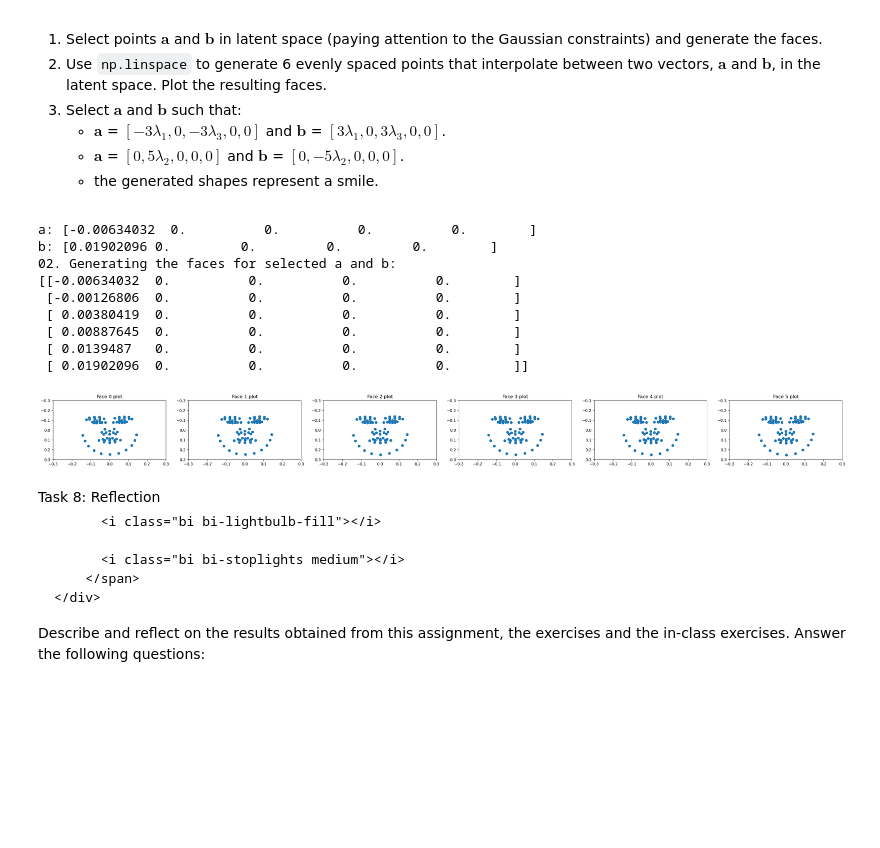
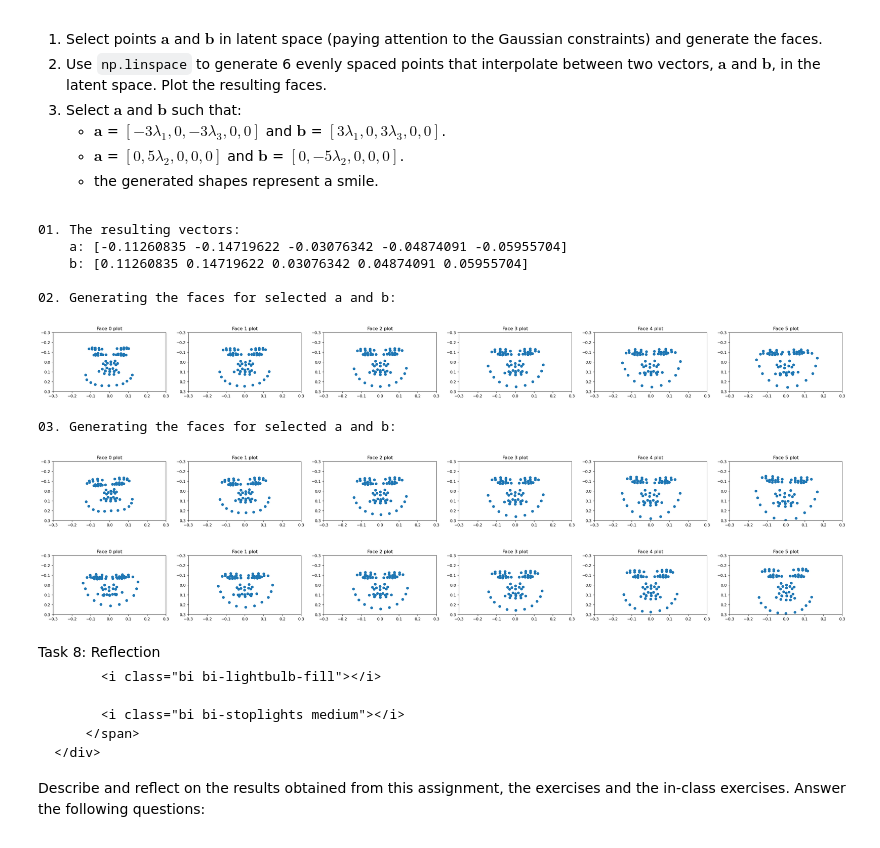
Before and after one commit to BabetteB/iml25-assignments, a Jupyter notebook: PCA/02-shape_generation.ipynb, the cells around one changed output. Drawn from its saved outputs; the diff is of its cells as text; code cells hidden in the pictures; blank space fills up the shorter version.

```diff
--- a/PCA/02-shape_generation.ipynb
+++ b/PCA/02-shape_generation.ipynb
@@ -534,35 +534,56 @@ plt.scatter(d[:, 0], d[:, 1])
 </div></article>
 # %%
 # 1
-lam = val[:5]
-a = np.array([-2, 0, 0, 0, 0]) * lam
-b = np.array([6, 0, 0, 0, 0]) * lam
+lam = np.sqrt(val[:5])
+a = np.array([-2, -3, -1, -2, -3]) * lam
+b = np.array([2, 3, 1, 2, 3]) * lam
+print(f"""
+01. The resulting vectors:
+    a: {a}
+    b: {b}
+""")
 
-print(f"a: {a}")
-print(f"b: {b}")
-
+# 2
 print(f"02. Generating the faces for selected a and b:")
-# 2
 transitions = np.linspace(a, b, num=6)
-print(transitions)
 faces = []
 for vec in transitions:
     shape = vec @ phi.T + mu
     faces.append(shape)
 plot_many_faces(faces)
 
 #3
+# We assumed that it is the standart deviation that we needed (and that when the exercise describes lambda, that you mean sqrt(lambda)), hence we have used sqrt(lambda)
+print(f"03. Generating the faces for selected a and b:")
+a1 = np.array([-3, 0, -3, 0, 0]) * lam
+b1 = np.array([3, 0, 3, 0, 0]) * lam
+
+transitions = np.linspace(a1, b1, num=6)
+faces = []
+for vec in transitions:
+    shape = vec @ phi.T + mu
+    faces.append(shape)
+plot_many_faces(faces)
+
+a2 = np.array([0, 5, 0, 0, 0]) * lam
+b2 = np.array([0, -5, 0, 0, 0]) * lam
+
+transitions = np.linspace(a2, b2, num=6)
+faces = []
+for vec in transitions:
+    shape = vec @ phi.T + mu
+    faces.append(shape)
+plot_many_faces(faces)
 # %% [output]
-a: [-0.00634032  0.          0.          0.          0.        ]
-b: [0.01902096 0.         0.         0.         0.        ]
+01. The resulting vectors:
+    a: [-0.11260835 -0.14719622 -0.03076342 -0.04874091 -0.05955704]
+    b: [0.11260835 0.14719622 0.03076342 0.04874091 0.05955704]
+
 02. Generating the faces for selected a and b:
-[[-0.00634032  0.          0.          0.          0.        ]
- [-0.00126806  0.          0.          0.          0.        ]
- [ 0.00380419  0.          0.          0.          0.        ]
- [ 0.00887645  0.          0.          0.          0.        ]
- [ 0.0139487   0.          0.          0.          0.        ]
- [ 0.01902096  0.          0.          0.          0.        ]]
-[figure, old version]
+[figure, new version]
+03. Generating the faces for selected a and b:
+[figure, added]
+[figure, added]
 # %% [markdown]
 <article class="message task"><a class="anchor" id="reflect"></a>
     <div class="message-header">
```
Also changed, not shown: parts of 1 cell of this notebook.
